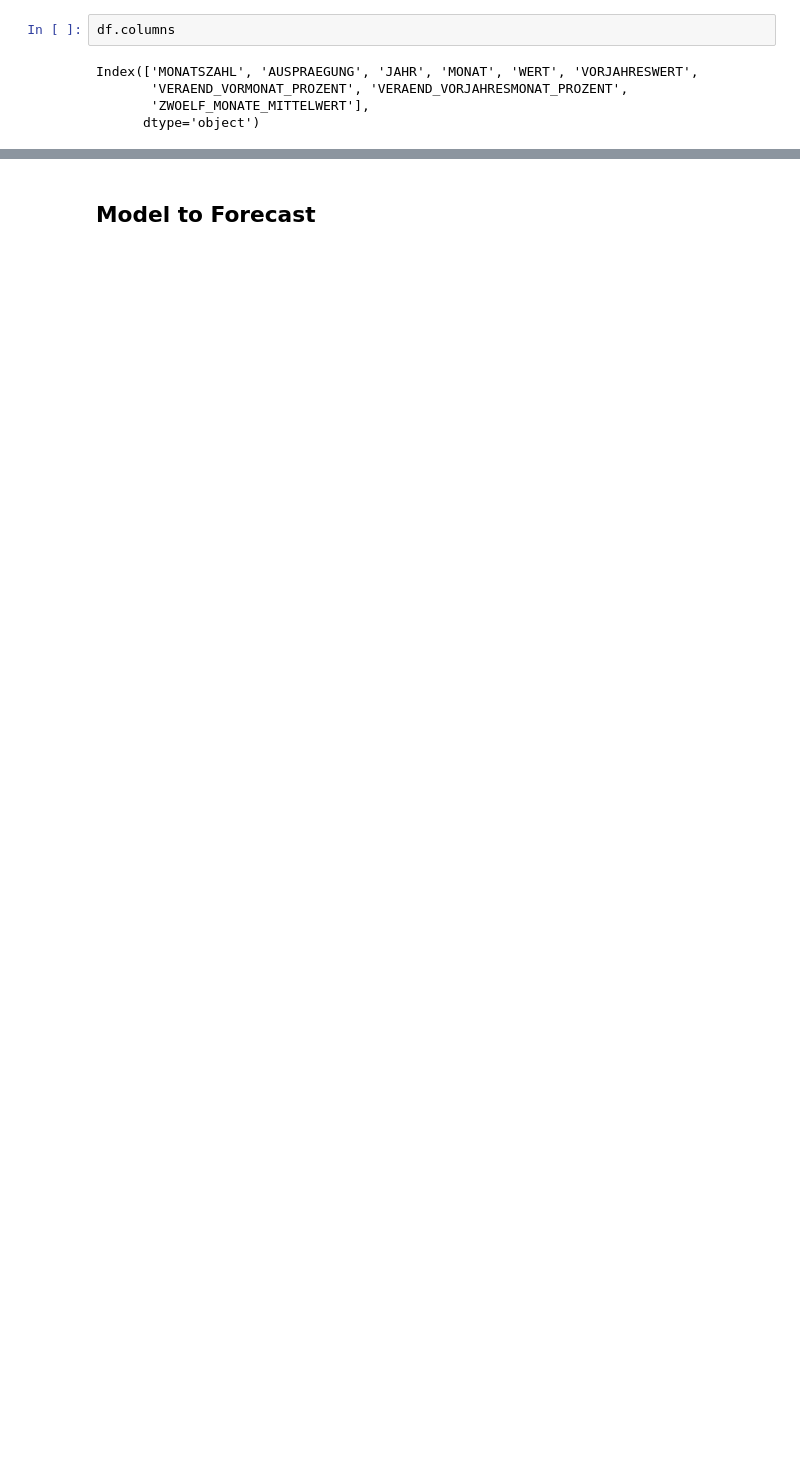
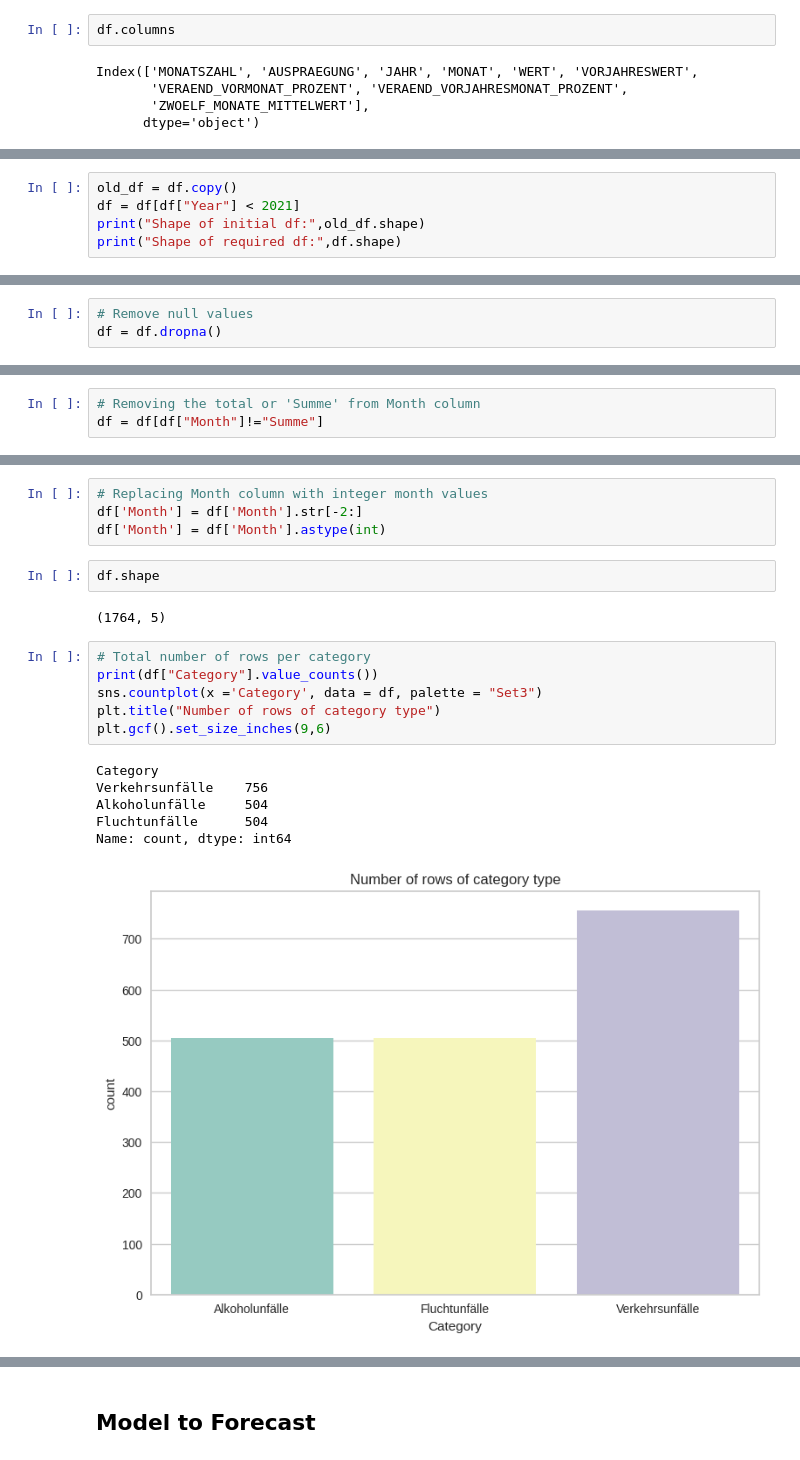
Before and after one commit to sreehari59/NxtGen_AcciVision, a Jupyter notebook: DPS_Task.ipynb, the cells around one changed output, grey strips where cells are left out. Drawn from its saved outputs; the diff is of its cells as text; blank space fills up the shorter version.

Commit message:
EDA to 2020 and model initialization

```diff
--- a/DPS_Task.ipynb
+++ b/DPS_Task.ipynb
@@ -163,0 +127,5 @@ fig.show()
+# %%
+old_df = df.copy()
+df = df[df["Year"] < 2021]
+print("Shape of initial df:",old_df.shape)
+print("Shape of required df:",df.shape)
@@ -163,0 +174,3 @@ fig.show()
+# %%
+# Remove null values
+df = df.dropna()
@@ -163,0 +180,3 @@ fig.show()
+# %%
+# Removing the total or 'Summe' from Month column
+df = df[df["Month"]!="Summe"]
@@ -163,0 +192,21 @@ fig.show()
+# %%
+# Replacing Month column with integer month values
+df['Month'] = df['Month'].str[-2:]
+df['Month'] = df['Month'].astype(int)
+# %%
+df.shape
+# %% [output]
+(1764, 5)
+# %%
+# Total number of rows per category
+print(df["Category"].value_counts())
+sns.countplot(x ='Category', data = df, palette = "Set3")
+plt.title("Number of rows of category type")
+plt.gcf().set_size_inches(9,6)
+# %% [output]
+Category
+Verkehrsunfälle    756
+Alkoholunfälle     504
+Fluchtunfälle      504
+Name: count, dtype: int64
+[figure, added]
```
Also changed, not shown: parts of 50 cells of this notebook.
